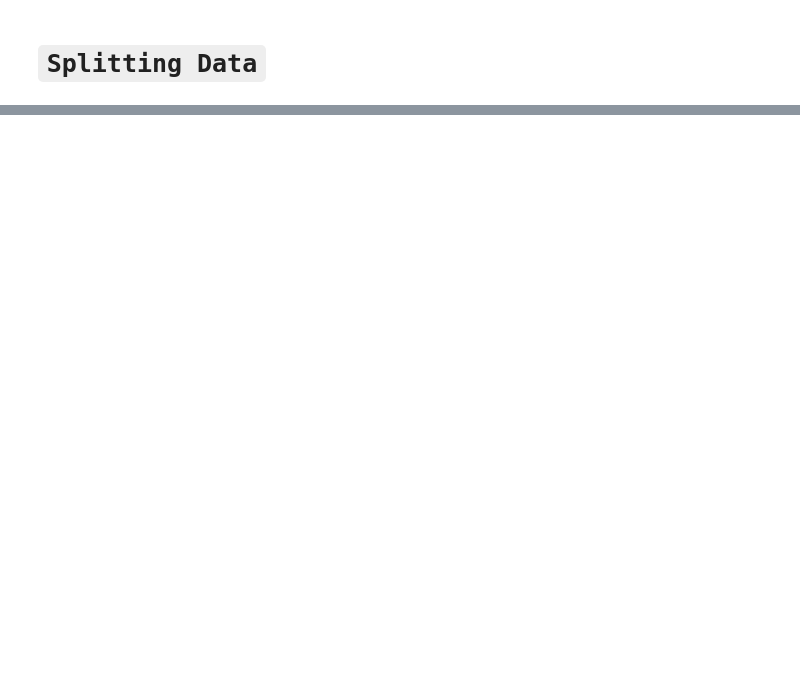
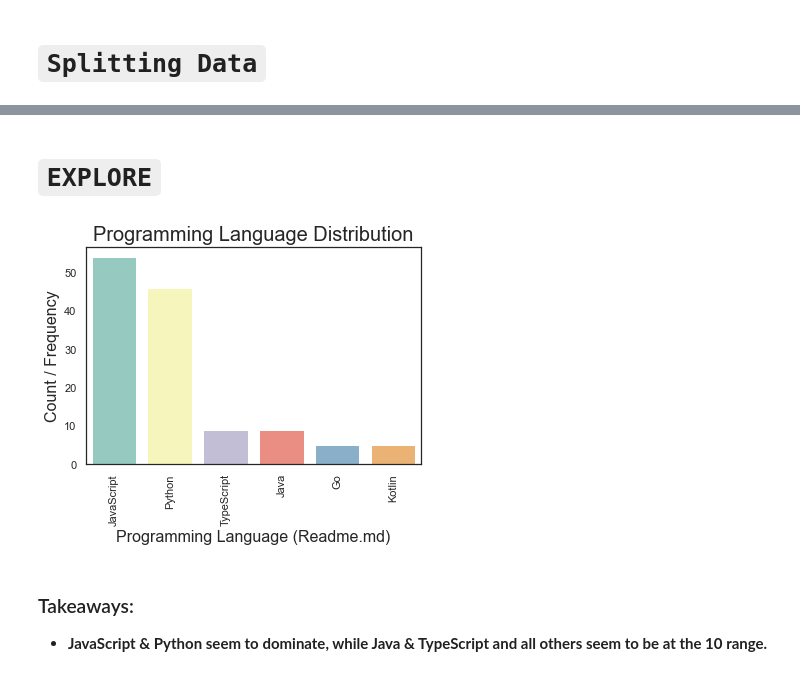
Before and after one commit to bert-jason-ray/nlp-group-project, a Jupyter notebook: contreras_explore.ipynb, the cells around one changed output, grey strips where cells are left out. Cells and saved outputs as stored; diff of their text form; code cells hidden in the pictures; blank space fills up the shorter version.

```diff
--- a/contreras_explore.ipynb
+++ b/contreras_explore.ipynb
@@ -157,0 +121,2 @@ Name: language, Length: 100, dtype: object
+# %%
+train, test = prepare.split_github_data(df)
@@ -157,0 +162,18 @@ Name: language, Length: 100, dtype: object
+# %% [markdown]
+# `EXPLORE`
+# %%
+# Starting our exploration we quickly noticed a trend of a handful of programing languages dominating our data.
+# As a result, we made the decision to focus on these main languages in an effort build a model more accurately discern between them
+
+sns.set_theme(style="white")
+ax = sns.countplot(x="language", data=train, palette="Set3",order = train['language'].value_counts().index)
+ax.tick_params(axis='x', rotation=90)
+ax.set_xlabel('Programming Language (Readme.md)', size = 16)
+ax.set_ylabel('Count / Frequency', size = 16)
+ax.set_title("Programming Language Distribution", size = 20)
+plt.show()
+# %% [output]
+[figure, added]
+# %% [markdown]
+### Takeaways:
+ - **JavaScript & Python seem to dominate, while Java & TypeScript and all others seem to be at the 10 range.**
```
Also changed, not shown: parts of 24 cells of this notebook, 1 other file.
